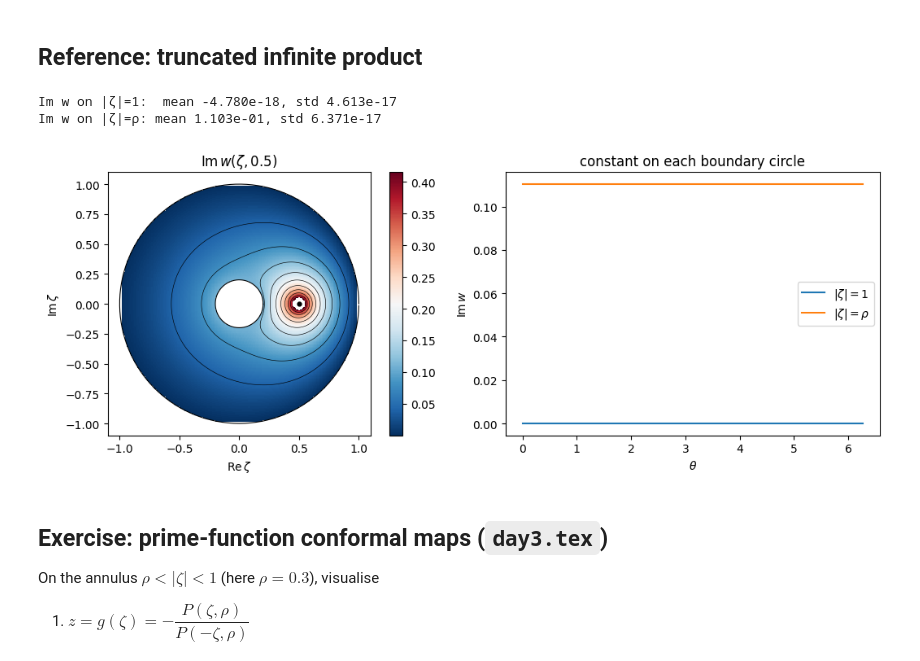
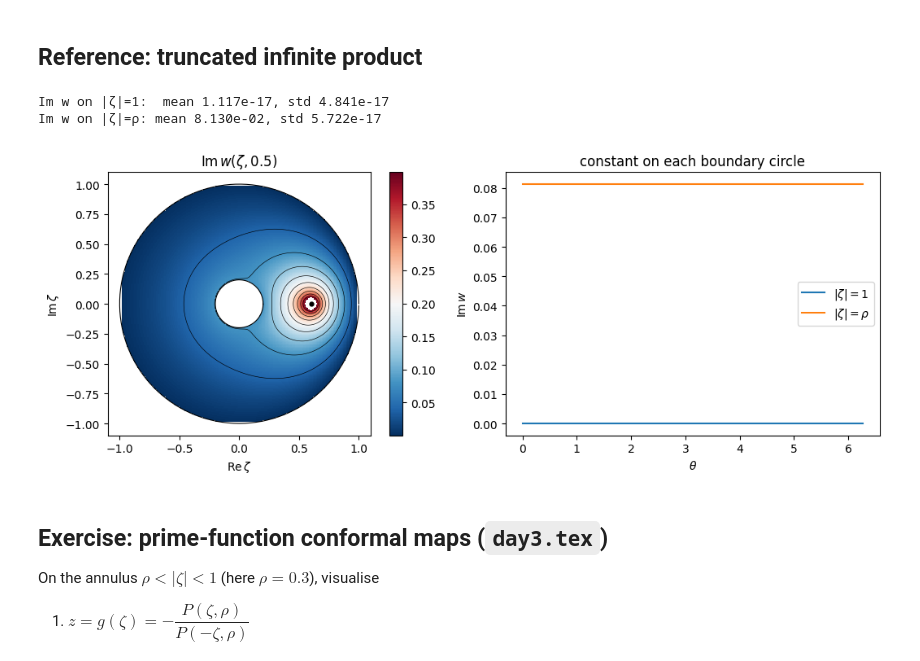
Before and after one commit to wp1306/Comp_PDEs_Erasmus, a Jupyter notebook: work/conformal_maps/03_schottky_klein_annulus.ipynb, the cells around one changed output. Drawn from its saved outputs; the diff is of its cells as text; code cells hidden in the pictures.

```diff
--- a/work/conformal_maps/03_schottky_klein_annulus.ipynb
+++ b/work/conformal_maps/03_schottky_klein_annulus.ipynb
@@ -59,7 +59,7 @@ def w(zeta, a):
         omega(zeta, a) / (abs(a) * omega(zeta, 1 / np.conj(a)))
     )
 # %%
-a_vort = 0.5
+a_vort = 0.6
 r_plot = 0.98
 n = 220
 x = np.linspace(-r_plot, r_plot, n)
@@ -70,36 +70,36 @@ mask = (np.abs(Z) >= RHO) & (np.abs(Z) <= 1.0) & (np.abs(Z - a_vort) > 0.05)
 
 W = w(Z, a_vort)
 imw = np.imag(W)
 th = np.linspace(0, 2 * np.pi, 400, endpoint=False)
 im_out = np.imag(w(np.exp(1j * th), a_vort))
 im_in = np.imag(w(RHO * np.exp(1j * th), a_vort))
 print(f"Im w on |ζ|=1:  mean {im_out.mean():.3e}, std {im_out.std():.3e}")
 print(f"Im w on |ζ|=ρ: mean {im_in.mean():.3e}, std {im_in.std():.3e}")
 
 fig, ax = plt.subplots(1, 2, figsize=(11, 4.2))
 data = np.ma.masked_where(~mask, imw)
 im = ax[0].pcolormesh(X, Y, data, shading="auto", cmap="RdBu_r")
 ax[0].contour(X, Y, data, levels=12, colors="k", linewidths=0.45)
 ax[0].plot(np.cos(th), np.sin(th), "k-", lw=0.8)
 ax[0].plot(RHO * np.cos(th), RHO * np.sin(th), "k-", lw=0.8)
 ax[0].plot(a_vort, 0.0, "k.", ms=7)
 ax[0].set_aspect("equal")
 ax[0].set_title(r"$\mathrm{Im}\,w(\zeta,0.5)$")
 ax[0].set_xlabel(r"$\mathrm{Re}\,\zeta$")
 ax[0].set_ylabel(r"$\mathrm{Im}\,\zeta$")
 plt.colorbar(im, ax=ax[0])
 ax[1].plot(th, im_out, label=r"$|\zeta|=1$")
 ax[1].plot(th, im_in, label=r"$|\zeta|=\rho$")
 ax[1].set_xlabel(r"$\theta$")
 ax[1].set_ylabel(r"$\mathrm{Im}\,w$")
 ax[1].set_title("constant on each boundary circle")
 ax[1].legend()
 plt.tight_layout()
 plt.show()
 # %% [output]
-Im w on |ζ|=1:  mean -4.780e-18, std 4.613e-17
-Im w on |ζ|=ρ: mean 1.103e-01, std 6.371e-17
+Im w on |ζ|=1:  mean 1.117e-17, std 4.841e-17
+Im w on |ζ|=ρ: mean 8.130e-02, std 5.722e-17
-[figure, old version]
+[figure, new version]
 # %% [markdown]
 ## Exercise: prime-function conformal maps (`day3.tex`)
 
```
Also changed, not shown: parts of 1 cell of this notebook, 3 other files.
